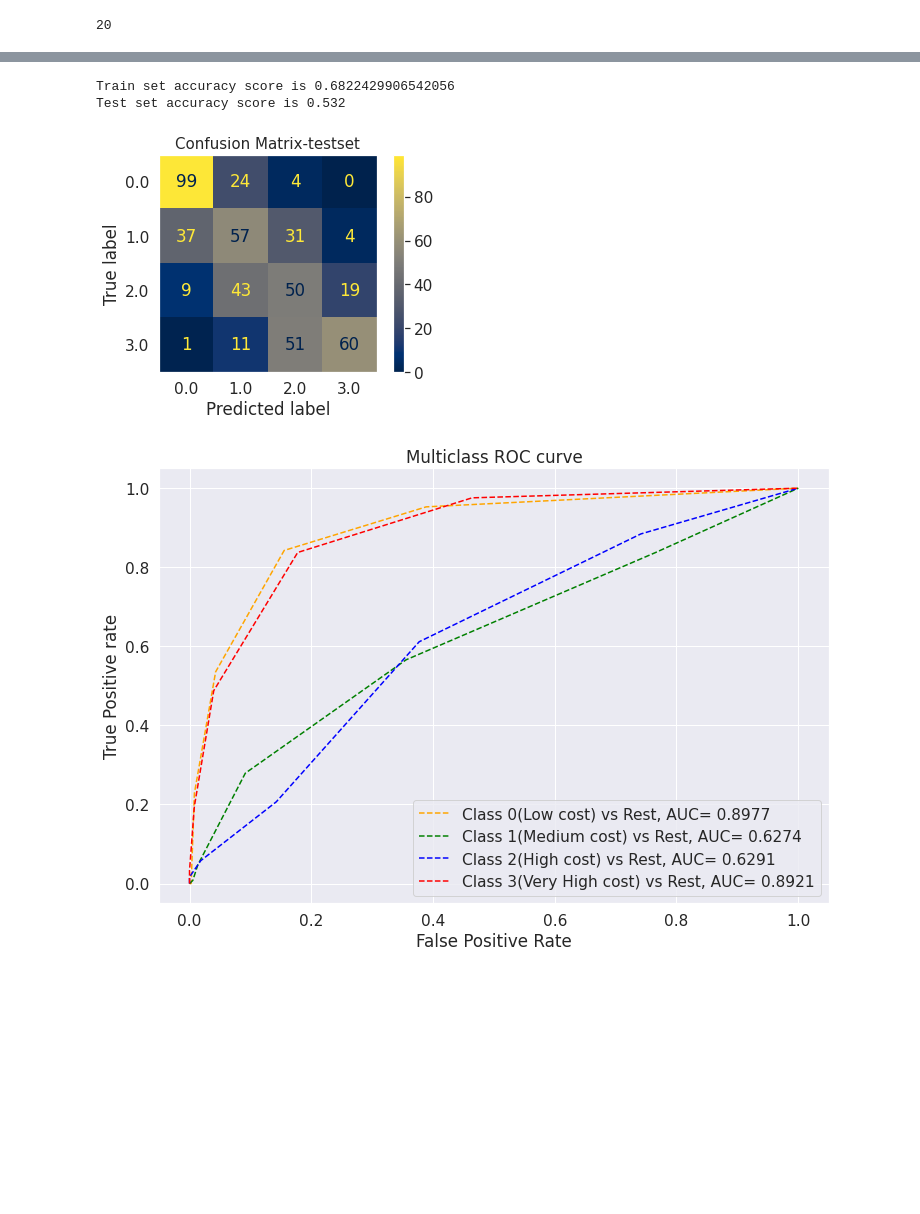
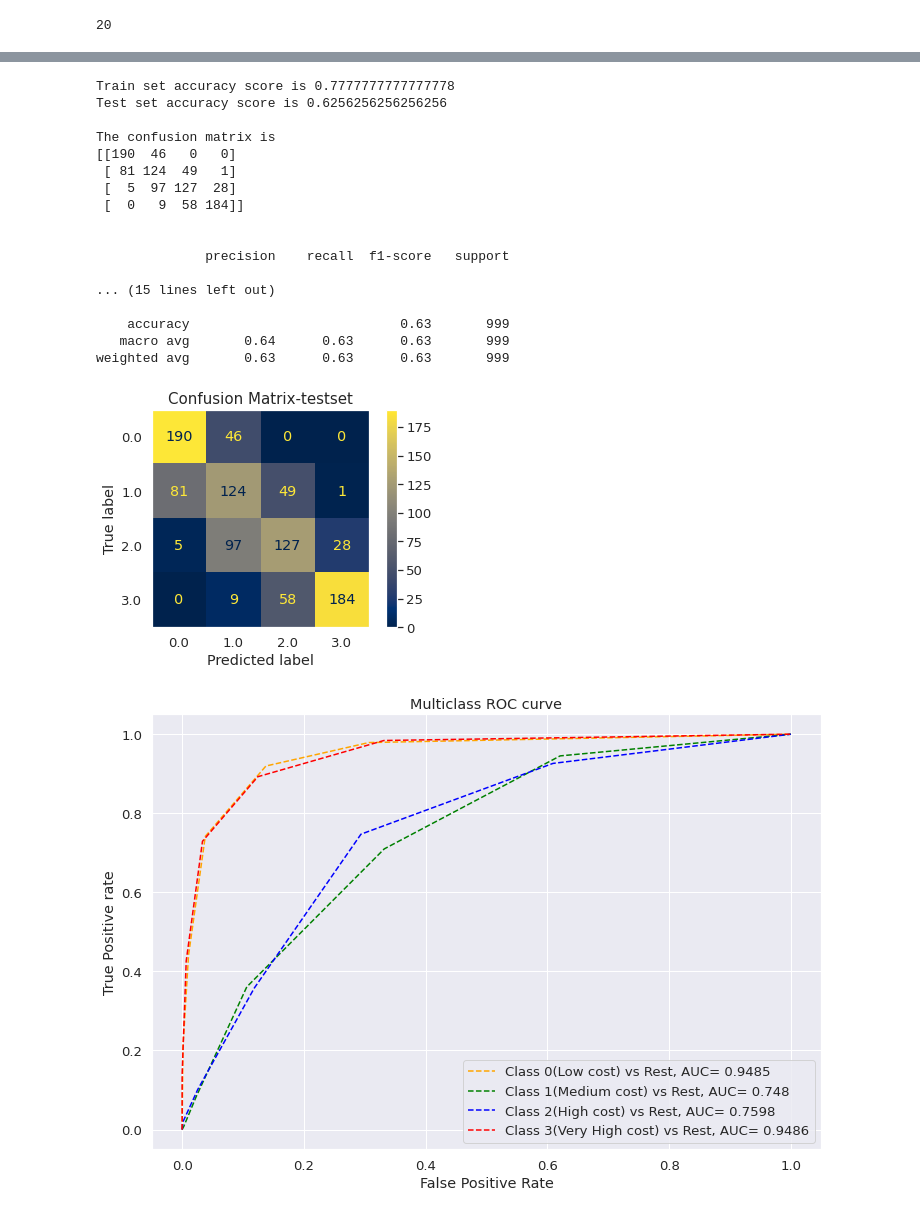
Before and after one commit to Sriharish19/Mobile_price_classification_ml_model, a Jupyter notebook: SH_Mobile_price_range_classification_ml.ipynb, the cells around one changed output, grey strips where cells are left out. Cells and saved outputs as stored; diff of their text form; code cells hidden in the pictures; blank space fills up the shorter version.

```diff
--- a/SH_Mobile_price_range_classification_ml.ipynb
+++ b/SH_Mobile_price_range_classification_ml.ipynb
@@ -624,4 +501,0 @@ KNeighborsClassifier()
-# %%
-# predicting the y values of train and test set.
-y_train_pred=knn.predict(X_train_scaled)
-y_pred=knn.predict(X_test_scaled)
@@ -669,4 +501,0 @@ weighted avg       0.54      0.49      0.50       500
-# %%
-
-knn_optimal=KNeighborsClassifier(n_neighbors=50)
-knn_optimal.fit(X_train_scaled,y_train)
@@ -675,3 +501,0 @@ KNeighborsClassifier(n_neighbors=50)
-# %%
-y_train_pred=knn_optimal.predict(X_train_scaled)
-y_pred=knn_optimal.predict(X_test_scaled)
@@ -730,26 +526,27 @@ def plot_Auc_roc(y_test,pred_prob):
   plt.legend(loc='best')
 # %%
 # Defining a function to standardize and then perform fit and transform print the test and train accuracy.
+# Reusable code
 # plot confusion matrix,roc,auc plots
 def predict(ml_model,X,y):
-    X_train,X_test,y_train,y_test=train_test_split(X,y,test_size=0.25,random_state=4)
+    X_train,X_test,y_train,y_test=train_test_split(X,y,test_size=0.5,random_state=4)
     sc=StandardScaler()
     X_train=sc.fit_transform(X_train)
     X_test=sc.transform(X_test)
     model=ml_model.fit(X_train,y_train)
     y_test_pred=model.predict(X_test)
     y_train_pred=model.predict(X_train)
-    cf_matrix=confusion_matrix(y_test,y_pred)
+    cf_matrix=confusion_matrix(y_test,y_test_pred)
     Class_cat = ['low cost','medium cost', 'high cost', 'very high cost']
 
     print(f'Train set accuracy score is {accuracy_score(y_train,y_train_pred)}')
     print(f'Test set accuracy score is {accuracy_score(y_test,y_test_pred)}')
     print('')
-    # print(f'The confusion matrix is \n{cf_matrix}')
-    # print('')
-    # print()
-    # print(classification_report(y_train,y_train_pred))
-    # print(classification_report(y_test,y_test_pred))
+    print(f'The confusion matrix is \n{cf_matrix}')
+    print('')
+    print()
+    print(classification_report(y_train,y_train_pred))
+    print(classification_report(y_test,y_test_pred))
     plot_confusion_matrix(ml_model,X_test,y_test,cmap='cividis')
     plt.grid(False)
     plt.title('Confusion Matrix-testset',fontsize=15)
@@ -781,7 +623,22 @@ Test set accuracy score is 0.916
 # %%
-predict(KNeighborsClassifier(),X,y)
+predict(KNeighborsClassifier(),X1,y)
 # %% [output]
-Train set accuracy score is 0.6822429906542056
-Test set accuracy score is 0.532
+Train set accuracy score is 0.7777777777777778
+Test set accuracy score is 0.6256256256256256
+
+The confusion matrix is
+[[190  46   0   0]
+ [ 81 124  49   1]
+ [  5  97 127  28]
+ [  0   9  58 184]]
+
+
+              precision    recall  f1-score   support
+
+... (15 lines left out)
+
+    accuracy                           0.63       999
+   macro avg       0.64      0.63      0.63       999
+weighted avg       0.63      0.63      0.63       999
-[figure, old version]
+[figure, new version]
-[figure, old version]
+[figure, new version]
```
Also changed, not shown: parts of 47 cells of this notebook.
